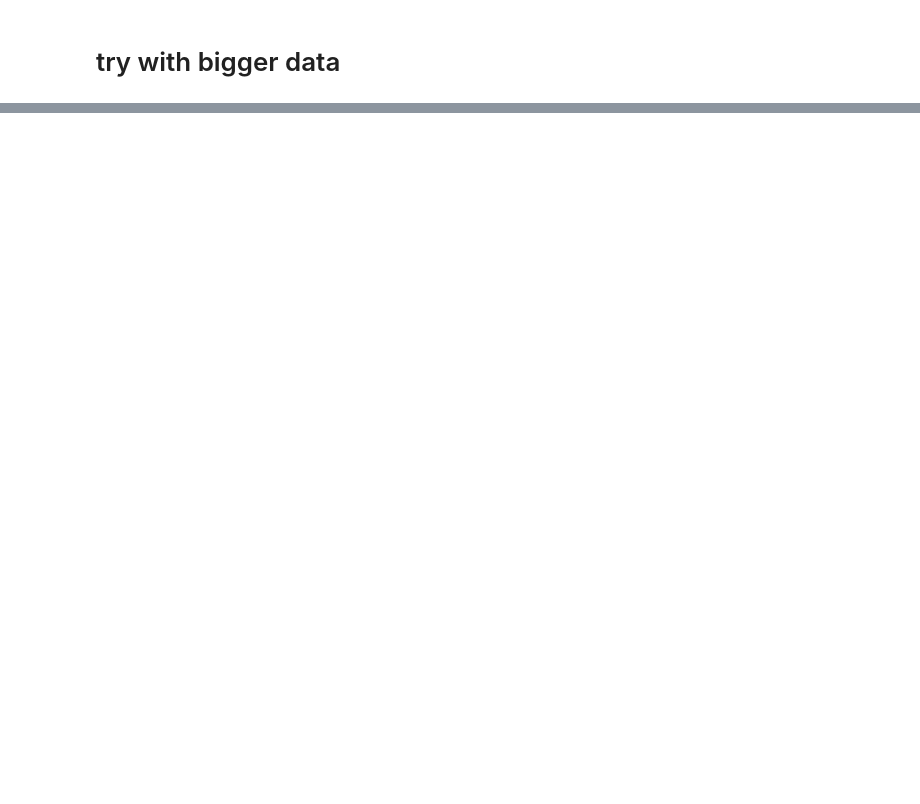
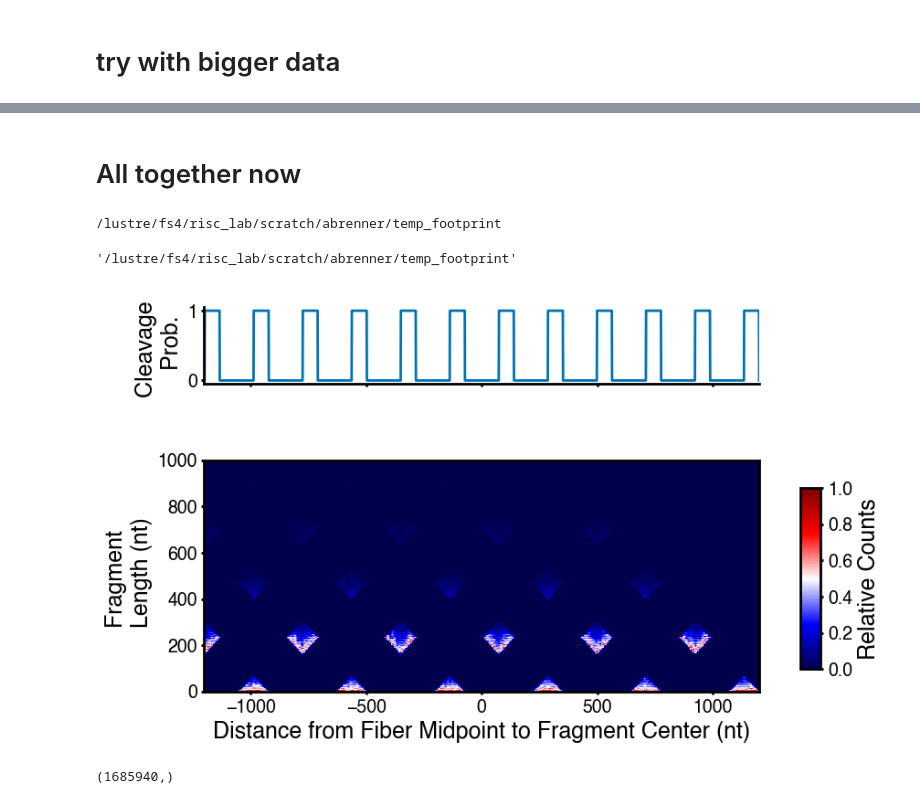
Before and after one commit to arianabrenner/fragments_from_footprinting, a Jupyter notebook: implement_fragments_from_footprinting.ipynb, the cells around one changed output, grey strips where cells are left out. Drawn from its saved outputs; the diff is of its cells as text; code cells hidden in the pictures; blank space fills up the shorter version.

```diff
--- a/implement_fragments_from_footprinting.ipynb
+++ b/implement_fragments_from_footprinting.ipynb
@@ -217,0 +227,31 @@ frags_and_mids
+# %%
+# a = v_plot_empty.T
+# vplot_norm = a/np.sum(a)
+mpl.rcParams['xtick.labelsize'] = 14
+mpl.rcParams['ytick.labelsize'] = 14
+mpl.rcParams['axes.titlesize'] = 14
+mpl.rcParams['axes.labelsize'] = 14
+
+midpoint = len(example_cp)/2
+
+fig, ax = plt.subplots(2,1,figsize = (9,6), gridspec_kw={'height_ratios': [1, 4]}, sharex=True)
+cp_to_plot = example_cp[int(min_range)+int(midpoint):int(max_range)+int(midpoint)]
+ax[0].plot(np.linspace(min_range, max_range, len(cp_to_plot)),cp_to_plot)#, linewidth=3)
+# cleavage =
+ax[0].set_ylabel('Cleavage \n Prob.')
+ax[0].set_xlim((min_range,max_range))
+ax[0].spines['right'].set_visible(False)
+ax[0].spines['top'].set_visible(False)
+im = ax[1].imshow(mat_to_plot, cmap='seismic', extent = [min_range, max_range, min_y_range, max_y_range])
+ax[1].set_xlabel('Distance from Fiber Midpoint to Fragment Center (nt)')
+ax[1].set_ylabel('Fragment \n Length (nt)')
+# divider = make_axes_locatable(ax)
+# cax = divider.append_axes("right", size="5%", pad=0.05)
+# cax = fig.add_axes([ax[1].get_position().x1+0.01,ax.get_position().y0,0.02,ax.get_position().height])
+fig.subplots_adjust(right=0.8)
+cbar_ax = fig.add_axes([0.85, 0.22, 0.025, 0.33])
+cbar = fig.colorbar(im, ax=ax[1], cax=cbar_ax)#shrink=0.35)
+cbar.set_label('Count Density')
+# plt.tight_layout()
+
+plt.savefig(data_fold+'temp.pdf')
@@ -217,0 +290,2 @@ frags_and_mids
+# %% [markdown]
+# All together now
@@ -217,0 +294,20 @@ frags_and_mids
+# %%
+cd /ru-auth/local/home/abrenner/myscratch/temp_footprint/
+# %% [output]
+/lustre/fs4/risc_lab/scratch/abrenner/temp_footprint
+# %%
+pwd
+# %% [output]
+'/lustre/fs4/risc_lab/scratch/abrenner/temp_footprint'
+# %%
+cp = ff.generate_cleav_prob()
+frag_lens_all_trials, midpts_all_trials = ff.get_fld(cp)
+fm = ff.frag_mid_df(frag_lens_all_trials, midpts_all_trials)
+vp_data = ff.vplot_data(fm)
+ff.plot_vplot(vp_data)
+# %% [output]
+[figure, added]
+# %%
+np.shape(frag_lens_all_trials)
+# %% [output]
+(1685940,)
```
Also changed, not shown: parts of 43 cells of this notebook, 6 other files.
